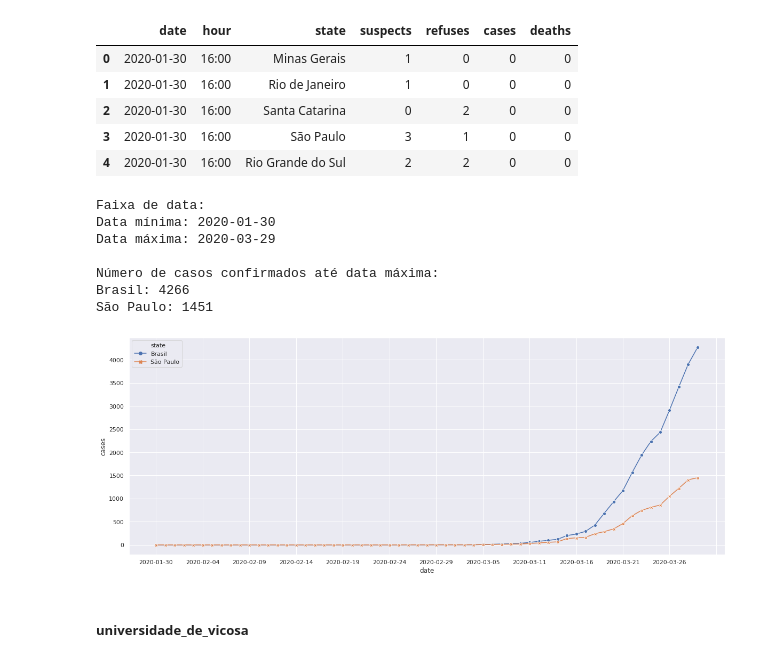
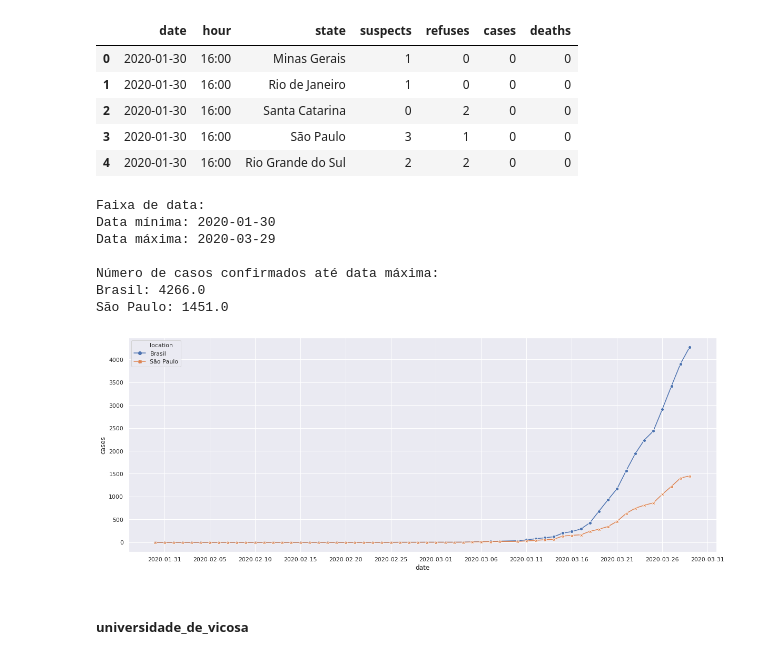
Before and after one commit to pedroseiler/coronavirus, a Jupyter notebook: notebooks/covid_1.ipynb, the cells around one changed output. Drawn from its saved outputs; the diff is of its cells as text; code cells hidden in the pictures.

```diff
--- a/notebooks/covid_1.ipynb
+++ b/notebooks/covid_1.ipynb
@@ -123,11 +178,11 @@ covid19_br_kaggle.head()
 | 4 | 2020-01-30 | 16:00 | Rio Grande do Sul | 2 | 2 | 0 | 0 |
 # %%
 columns_list = ["suspects", "refuses", "cases", "deaths"]
-covid19_br_kagle_brasil = groupby_location(covid19_br_kaggle, "Brasil", "date", "state", columns_list)
-covid19_br_kagle_sp = groupby_location(covid19_br_kaggle, "Brasil", "date", "state", columns_list, location = "São Paulo")
+covid19_br_kaggle_brasil = groupby_location(covid19_br_kaggle, "Brasil", "date", "state", columns_list)
+covid19_br_kaggle_sp = groupby_location(covid19_br_kaggle, "Brasil", "date", "state", columns_list, location = "São Paulo")
 
-covid19_br_kagle_brasil = correcting_types(covid19_br_kagle_brasil, "date", '%Y-%m-%d', columns_list)
-covid19_br_kagle_sp = correcting_types(covid19_br_kagle_sp, "date", '%Y-%m-%d', columns_list)
+covid19_br_kaggle_brasil = correcting_types(covid19_br_kaggle_brasil, "date", '%Y-%m-%d', columns_list)
+covid19_br_kaggle_sp = correcting_types(covid19_br_kaggle_sp, "date", '%Y-%m-%d', columns_list)
 # %%
 print("Faixa de data:\nData mínima: {0}\nData máxima: {1}".format(min(covid19_br_kaggle['date']), max(covid19_br_kaggle['date'])))
 print("\nNúmero de casos confirmados até data máxima:\nBrasil: {0}\nSão Paulo: {1}".format(covid19_br_kaggle_brasil['cases'].tail(1).sum(), covid19_br_kaggle_sp['cases'].tail(1).sum()))
@@ -137,20 +192,20 @@ Data mínima: 2020-01-30
 Data máxima: 2020-03-29
 
 Número de casos confirmados até data máxima:
-Brasil: 4266
-São Paulo: 1451
+Brasil: 4266.0
+São Paulo: 1451.0
 # %%
 covid19_brasil = pd.concat([covid19_br_kagle_brasil, covid19_br_kagle_sp], ignore_index=True)
 # %%
 plt.figure(figsize=(20,7.5))
 ax = sns.lineplot(x="date", y="cases",
-                  hue="state", markers=True, style = "state",
-                  dashes=False, data=covid19_brasil_sp)
+                  hue="location", markers=True, style = "location",
+                  dashes=False, data=covid19_brasil)
 
 ax.yaxis.set_major_locator(ticker.MultipleLocator(500))
 ax.xaxis.set_major_locator(ticker.MultipleLocator(5))
 # %% [output]
-[figure, old version]
+[figure, new version]
 # %% [markdown]
 ##### universidade_de_vicosa
 # %%
```
Also changed, not shown: parts of 37 cells of this notebook, 5 other files.
